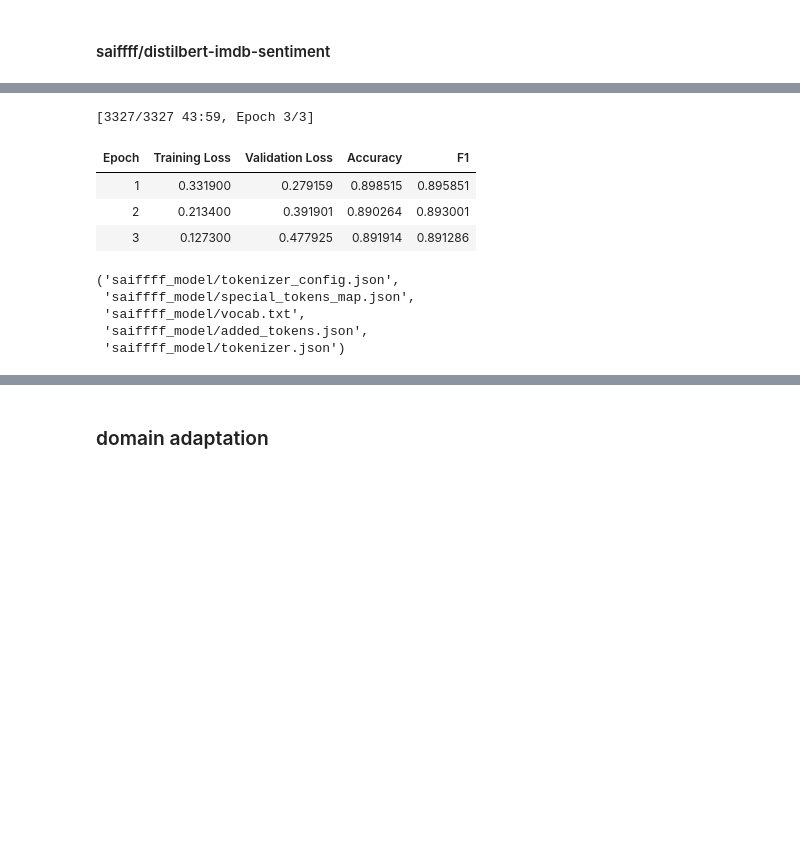
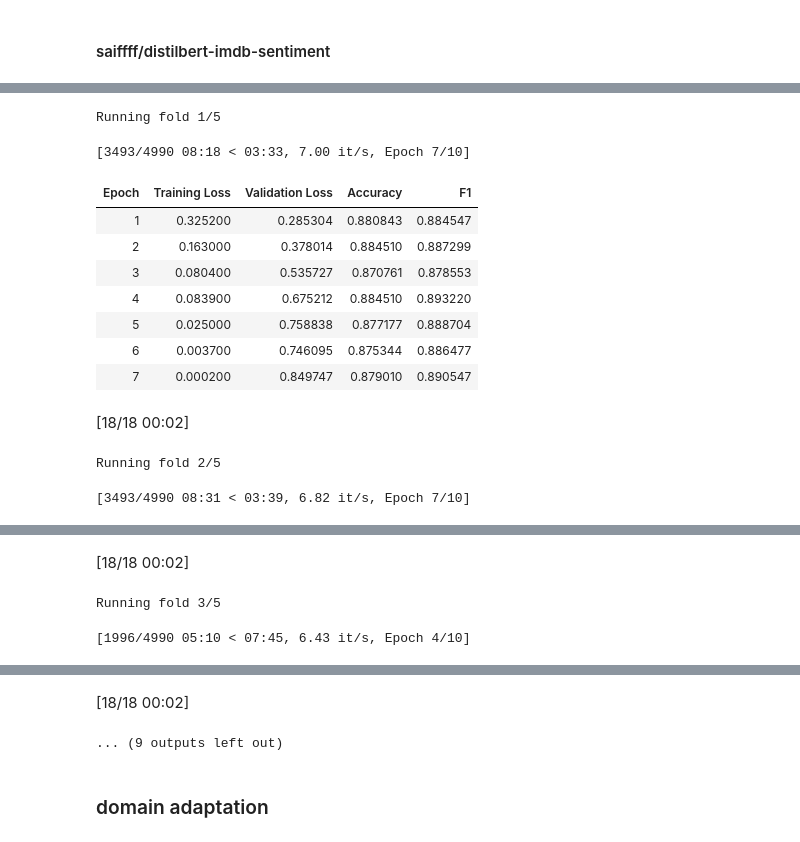
Before and after one commit to saropi99/nlp-project, a Jupyter notebook: 2-assignment/notebook.ipynb, the cells around one changed output, grey strips where cells are left out. Drawn from its saved outputs; the diff is of its cells as text; code cells hidden in the pictures; blank space fills up the shorter version.

```diff
--- a/2-assignment/notebook.ipynb
+++ b/2-assignment/notebook.ipynb
@@ -168,20 +209,6 @@ Device set to use mps:0
 # %% [markdown]
 #### saiffff/distilbert-imdb-sentiment
 # %%
-
 # https://huggingface.co/saiffff/distilbert-imdb-sentiment
-
-
-
-saiffff_tokenizer = AutoTokenizer.from_pretrained("saiffff/distilbert-imdb-sentiment")
-saiffff_model = AutoModelForSequenceClassification.from_pretrained("saiffff/distilbert-imdb-sentiment")
-
-
-print(AG6019_model.config.id2label)
-
-num_parameters = saiffff_model.num_parameters() / 1_000_000
-print(f"Number of parameters: {num_parameters:.2f}M")
-
-
-train_encodings = utils.tokenize_data(x_train, saiffff_tokenizer)
-val_encodings = utils.tokenize_data(x_val, saiffff_tokenizer)
+model_path = "saiffff/distilbert-imdb-sentiment"
+tokenizer = AutoTokenizer.from_pretrained(model_path)
@@ -191,47 +215,16 @@ Number of parameters: 66.96M
 # %%
-train_dataset = CustomDataset(train_encodings, y_train)
-val_dataset = CustomDataset(val_encodings, y_val)
-
-training_args = TrainingArguments(
-    output_dir="./saiffff_results",
-    num_train_epochs=3,
-    per_device_train_batch_size=8,
-    per_device_eval_batch_size=16,
-    eval_strategy="epoch",
-    logging_dir="./saiffff_logs",
-    learning_rate=2e-5,
-    weight_decay=0.01,
-)
-
-def compute_metrics(p):
-    preds = np.argmax(p.predictions, axis=1)
-    return {
-        "accuracy": accuracy_score(p.label_ids, preds),
-        "f1": f1_score(p.label_ids, preds),
-    }
-
-trainer = Trainer(
-    model=saiffff_model,
-    args=training_args,
-    train_dataset=train_dataset,
-    eval_dataset=val_dataset,
-    compute_metrics=compute_metrics,
-)
-
-trainer.train()
-
-# Save the model
-trainer.save_model("saiffff_model")
-# Save the tokenizer
-saiffff_tokenizer.save_pretrained("saiffff_model")
+run_cross_validation(train_ds, val_ds, model_init, tokenizer, 'saiffff_model')
 # %% [output]
-[3327/3327 43:59, Epoch 3/3]
+Running fold 1/5
+[3493/4990 08:18 < 03:33, 7.00 it/s, Epoch 7/10]
 | Epoch | Training Loss | Validation Loss | Accuracy | F1 |
-| 1 | 0.331900 | 0.279159 | 0.898515 | 0.895851 |
-| 2 | 0.213400 | 0.391901 | 0.890264 | 0.893001 |
-| 3 | 0.127300 | 0.477925 | 0.891914 | 0.891286 |
+| 1 | 0.325200 | 0.285304 | 0.880843 | 0.884547 |
+| 2 | 0.163000 | 0.378014 | 0.884510 | 0.887299 |
+| 3 | 0.080400 | 0.535727 | 0.870761 | 0.878553 |
+| 4 | 0.083900 | 0.675212 | 0.884510 | 0.893220 |
+| 5 | 0.025000 | 0.758838 | 0.877177 | 0.888704 |
+| 6 | 0.003700 | 0.746095 | 0.875344 | 0.886477 |
+| 7 | 0.000200 | 0.849747 | 0.879010 | 0.890547 |
-('saiffff_model/tokenizer_config.json',
- 'saiffff_model/special_tokens_map.json',
- 'saiffff_model/vocab.txt',
- 'saiffff_model/added_tokens.json',
- 'saiffff_model/tokenizer.json')
+[18/18 00:02]
+Running fold 2/5
+[3493/4990 08:31 < 03:39, 6.82 it/s, Epoch 7/10]
@@ -237,0 +239,3 @@ saiffff_tokenizer.save_pretrained("saiffff_model")
+[18/18 00:02]
+Running fold 3/5
+[1996/4990 05:10 < 07:45, 6.43 it/s, Epoch 4/10]
@@ -238,3 +247,5 @@ saiffff_tokenizer.save_pretrained("saiffff_model")
+[18/18 00:02]
+... (9 outputs left out)
 # %% [markdown]
 ### domain adaptation
 # %% [markdown]
```
Also changed, not shown: parts of 18 cells of this notebook.
